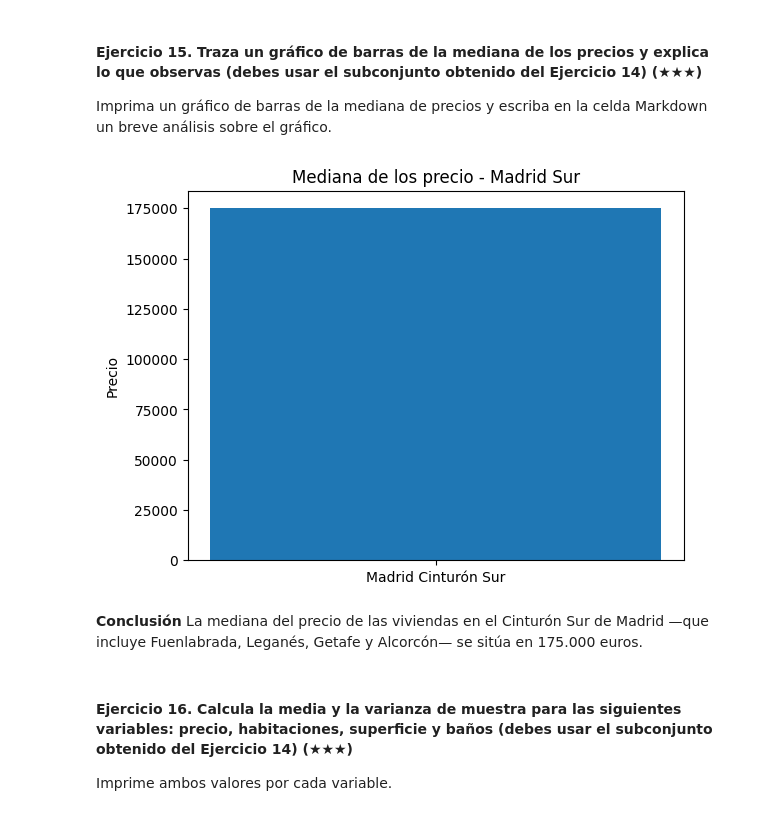
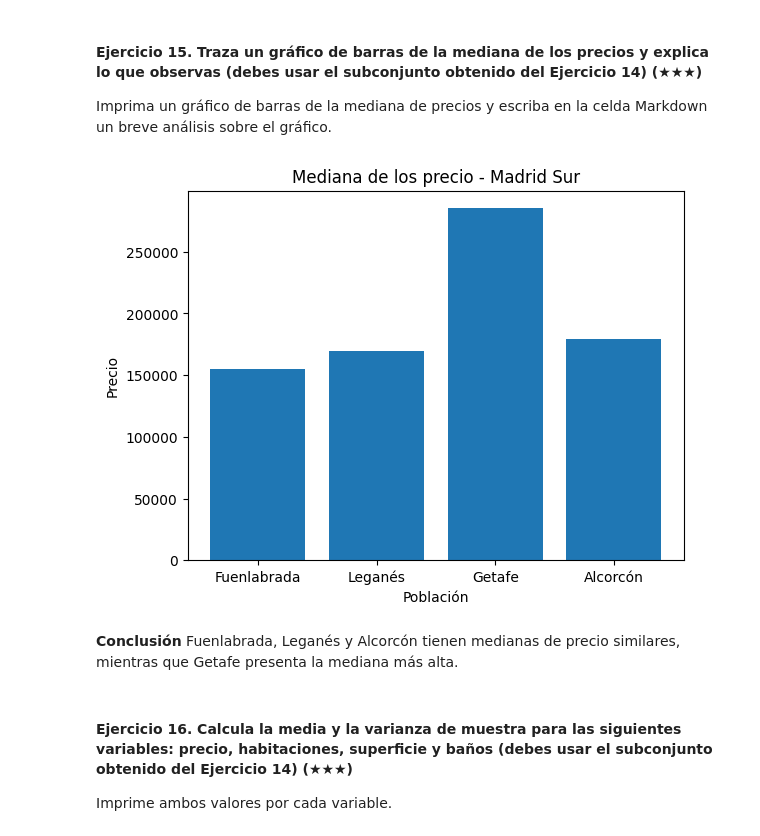
Before and after one commit to 4GeeksAcademy/Sami-Limpieza-Datos-Inmobiliarios, a Jupyter notebook: project.es.ipynb, the cells around one changed output. Drawn from its saved outputs; the diff is of its cells as text; code cells hidden in the pictures.

```diff
--- a/project.es.ipynb
+++ b/project.es.ipynb
@@ -262,7 +258,8 @@ Pista: Filtra el DataFrame original usando la columna `level5` y la función `is
 # %%
 # TODO
 cinturon_sur_df = ds['level5'].isin(["Fuenlabrada", "Leganés","Getafe", "Alcorcón" ])
-print(ds[cinturon_sur_df])
+ds_sur = ds[cinturon_sur_df]
+print(ds_sur)
 # %% [output]
        Unnamed: 0  id_realEstates  isNew  \
 1               2       153867863  False
@@ -287,17 +284,32 @@ print(ds[cinturon_sur_df])
 Imprima un gráfico de barras de la mediana de precios y escriba en la celda Markdown un breve análisis sobre el gráfico.
 # %%
 # TODO:
-mediana_precio_sur = ds[cinturon_sur_df]['price'].median()
+casas_fuenlabrada = ds_sur[ds_sur['level5'] == 'Fuenlabrada']
+mediana_precio_fuenlabrada = casas_fuenlabrada['price'].median()
 
-plt.bar('Madrid Cinturón Sur', mediana_precio_sur)
+casas_leganes = ds_sur[ds_sur['level5'] == 'Leganés']
+mediana_precio_leganes = casas_leganes['price'].median()
+
+casas_getafe = ds_sur[ds_sur['level5'] == 'Getafe']
+mediana_precio_getafe = casas_getafe['price'].median()
+
+casas_alcorcon = ds_sur[ds_sur['level5'] == 'Alcorcón']
+mediana_precio_alcorcon = casas_alcorcon['price'].median()
+
+poblacion_sur = ['Fuenlabrada', 'Leganés', 'Getafe', 'Alcorcón' ]
+
+mediana_precio_sur = [mediana_precio_fuenlabrada, mediana_precio_leganes, mediana_precio_getafe, mediana_precio_alcorcon]
+
+plt.bar(poblacion_sur, mediana_precio_sur)
+plt.xlabel ('Población')
 plt.ylabel ('Precio')
 plt.title('Mediana de los precio - Madrid Sur')
 plt.show()
 # %% [output]
-[figure, old version]
+[figure, new version]
 # %% [markdown]
 **Conclusión**
-La mediana del precio de las viviendas en el Cinturón Sur de Madrid —que incluye Fuenlabrada, Leganés, Getafe y Alcorcón— se sitúa en 175.000 euros.
+Fuenlabrada, Leganés y Alcorcón tienen medianas de precio similares, mientras que Getafe presenta la mediana más alta.
 # %% [markdown]
 #### Ejercicio 16. Calcula la media y la varianza de muestra para las siguientes variables: precio, habitaciones, superficie y baños (debes usar el subconjunto obtenido del Ejercicio 14) (★★★)
 
```
Also changed, not shown: parts of 13 cells of this notebook.
